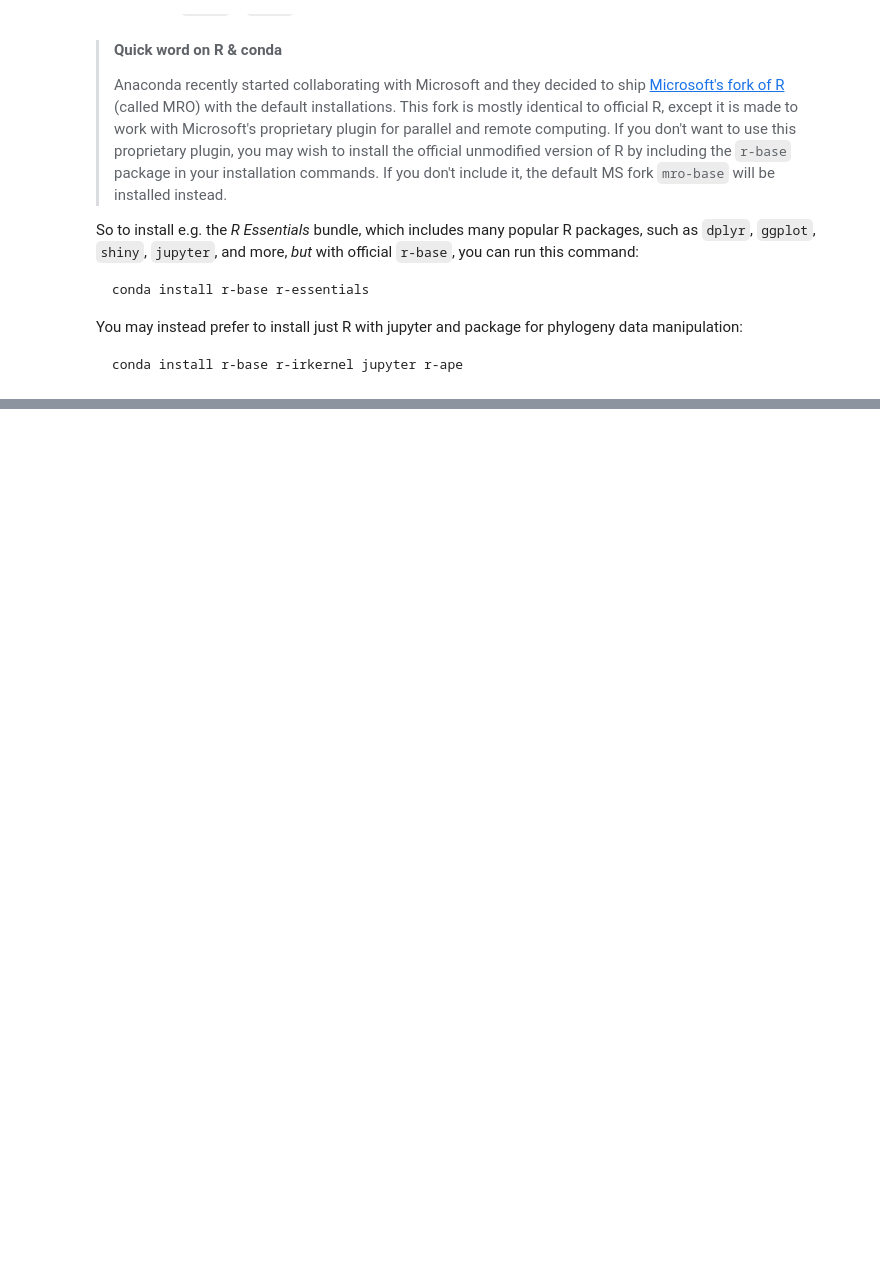
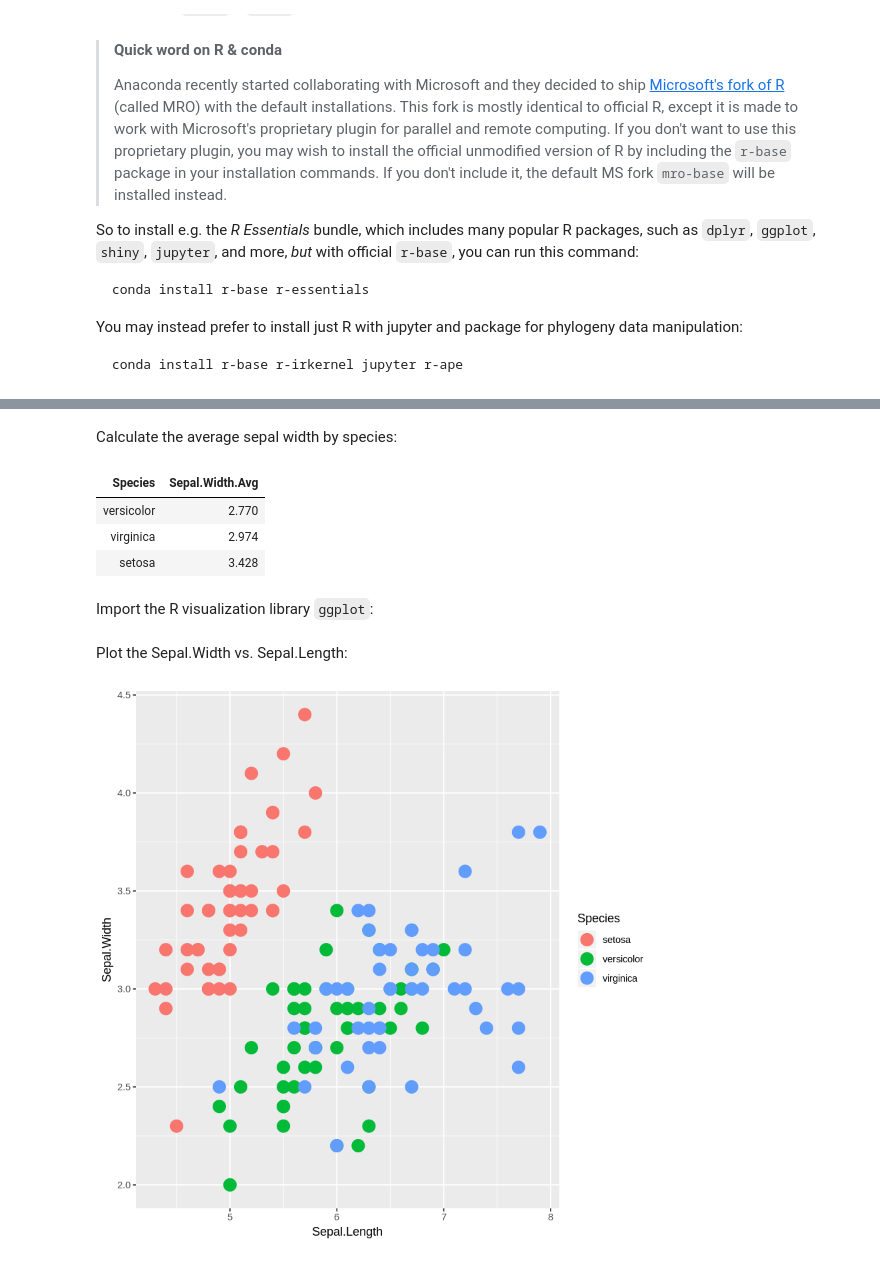
Before and after one commit to janxkoci/janxkoci.github.io, a Jupyter notebook: notebooks/conda_jupyteR.ipynb, the cells around one changed output, grey strips where cells are left out. Cells and saved outputs as stored; diff of their text form; code cells hidden in the pictures; blank space fills up the shorter version.

```diff
--- a/notebooks/conda_jupyteR.ipynb
+++ b/notebooks/conda_jupyteR.ipynb
@@ -51,0 +76,14 @@ Now you can type and execute R code directly in the cells. For example, load the
+# %% [markdown]
+Calculate the average sepal width by species:
+# %%
+iris %>%
+ group_by(Species) %>%
+ summarise(Sepal.Width.Avg = mean(Sepal.Width)) %>%
+ arrange(Sepal.Width.Avg)
+# %% [output]
+| Species | Sepal.Width.Avg |
+| versicolor | 2.770 |
+| virginica | 2.974 |
+| setosa | 3.428 |
+# %% [markdown]
+Import the R visualization library `ggplot`:
@@ -51,0 +92,6 @@ Now you can type and execute R code directly in the cells. For example, load the
+# %% [markdown]
+Plot the Sepal.Width vs. Sepal.Length:
+# %%
+ggplot(data=iris, aes(x=Sepal.Length, y=Sepal.Width, color=Species)) + geom_point(size=5)
+# %% [output]
+[figure, added]
```
Also changed, not shown: parts of 7 cells of this notebook, 2 other files.
